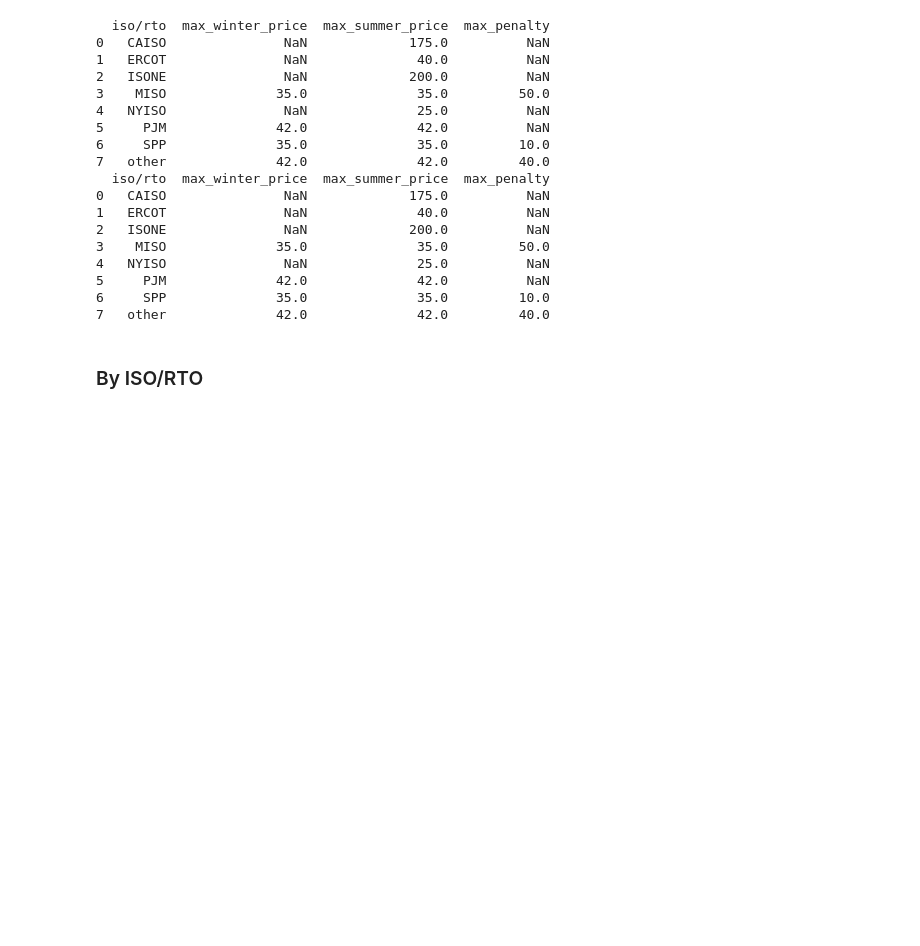
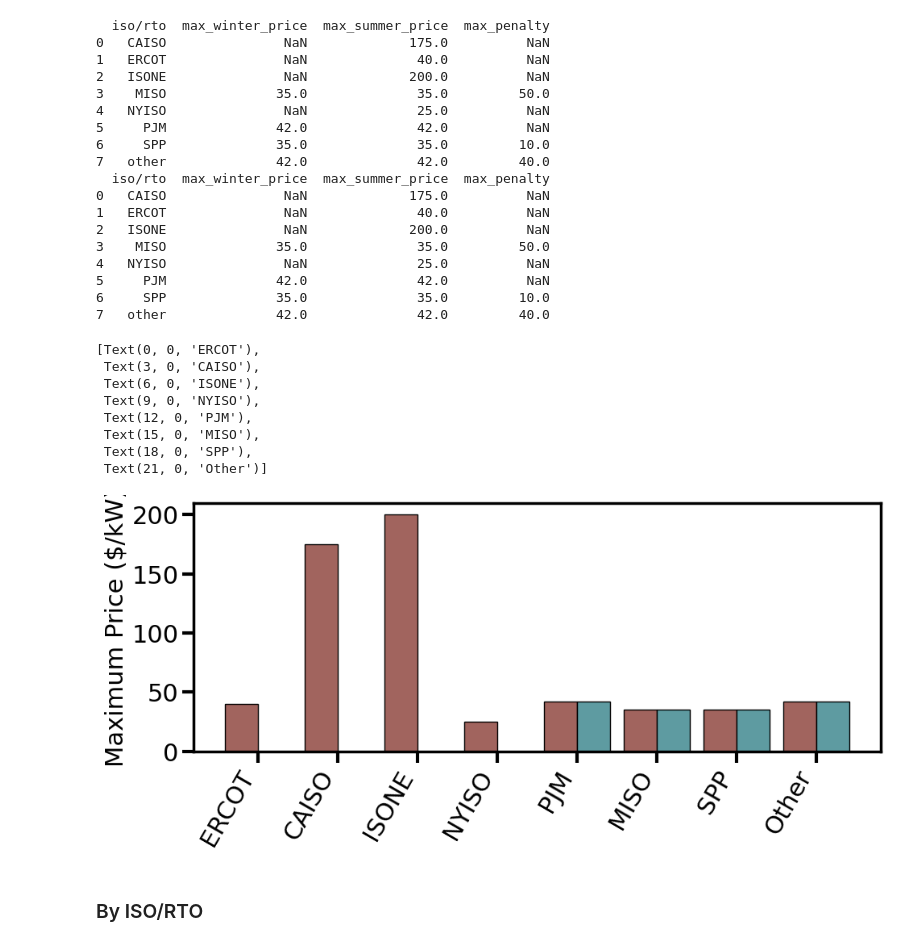
Before and after one commit to we3lab/dr-programs, a Jupyter notebook: analysis/pricing_bar_chart.ipynb, the cells around one changed output. Drawn from its saved outputs; the diff is of its cells as text; code cells hidden in the pictures; blank space fills up the shorter version.

```diff
--- a/analysis/pricing_bar_chart.ipynb
+++ b/analysis/pricing_bar_chart.ipynb
@@ -59,6 +71,46 @@ result_with_all_states = result
 5     PJM              42.0              42.0          NaN
 6     SPP              35.0              35.0         10.0
 7   other              42.0              42.0         40.0
+# %%
+
+# Use the result_with_all_states DataFrame from the first cell
+data = result_with_all_states
+data['iso/rto'] = data['iso/rto'].replace('other', 'Other')
+
+region_order = ["ERCOT", "CAISO", "ISONE", "NYISO", "PJM", "MISO", "SPP", "Other"]
+
+# reorder rows to make sure the order is correct
+data['iso/rto'] = pd.Categorical(data['iso/rto'], categories=region_order, ordered=True)
+# Sort the DataFrame by the 'iso/rto' column
+data = data.sort_values('iso/rto')
+data.reset_index(drop=True, inplace=True)
+
+# Calculate the overall maximum price for each ISO/RTO
+# plot a grouped bar chart on the max summer, max winter, and max penalty
+
+x = np.arange(len(data['iso/rto']))*3  # the label locations
+width = 1.25  # the width of the bars
+
+fig, ax = plt.subplots(figsize=(11, 4))
+summer = ax.bar(x - 0.5*width, data['max_summer_price'], width, label='Summer Price', color='#A1645E', edgecolor='black')
+winter = ax.bar(x + 0.5*width, data['max_winter_price'], width, label='Winter Price', color='#5E9BA1', edgecolor='black')
+# penalty = ax.bar(x + width, data['max_penalty'], width, label='Penalty', color='grey', edgecolor='black')
+
+# Add some text for labels, title and custom x-axis tick labels, etc.
+ax.set_ylabel('Maximum Price ($/kW)')
+
+ax.set_xticks(x, data['iso/rto'])
+ax.set_xticklabels(data['iso/rto'], rotation=60, ha='right')
+# %% [output]
+[Text(0, 0, 'ERCOT'),
+ Text(3, 0, 'CAISO'),
+ Text(6, 0, 'ISONE'),
+ Text(9, 0, 'NYISO'),
+ Text(12, 0, 'PJM'),
+ Text(15, 0, 'MISO'),
+ Text(18, 0, 'SPP'),
+ Text(21, 0, 'Other')]
+[figure, added]
 # %% [markdown]
 ### By ISO/RTO
 # %%
```
Also changed, not shown: parts of 2 cells of this notebook, 2 other files.
